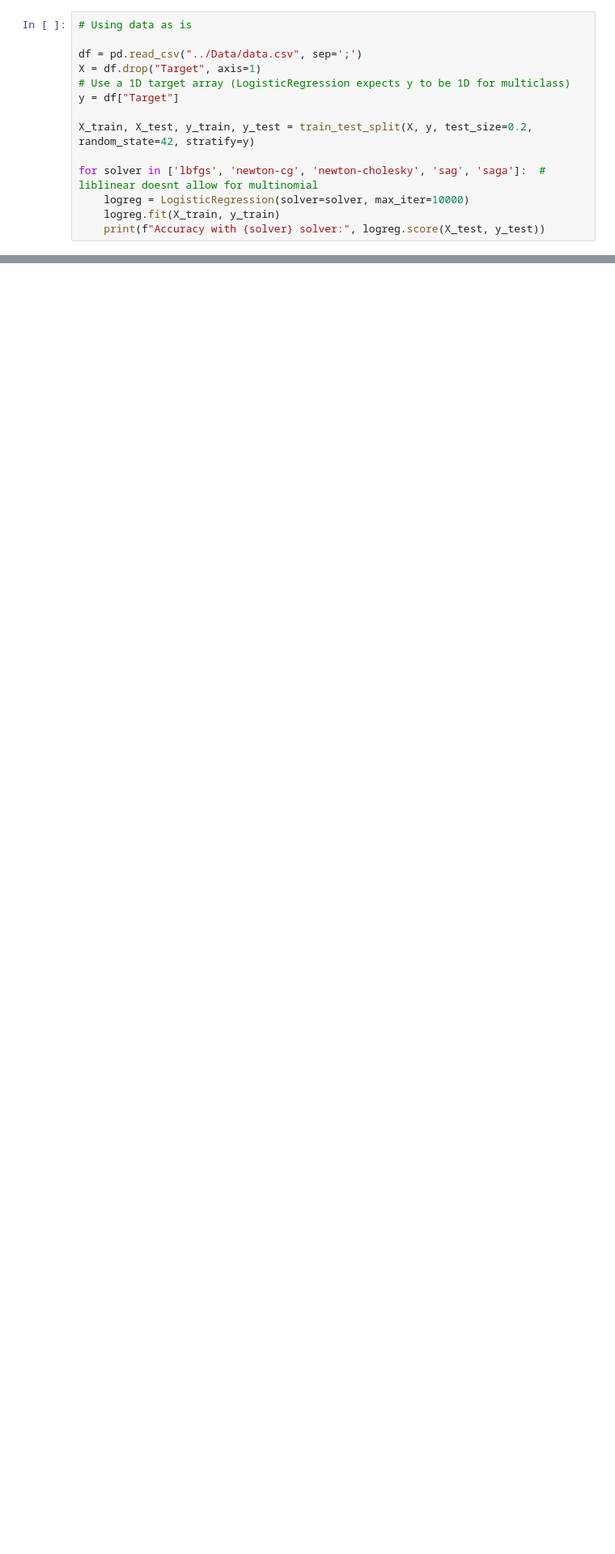
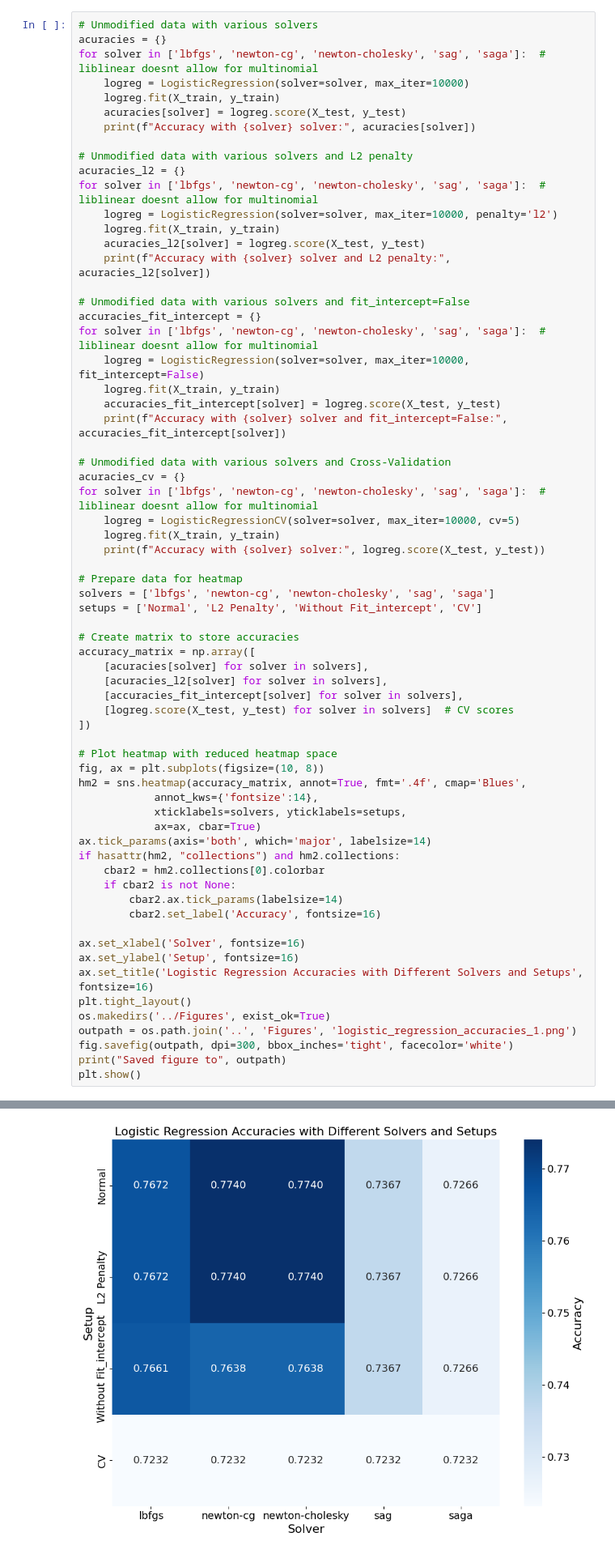
Before and after one commit to m-nader/FYS-STK4155-group14, a Jupyter notebook: project_3/Code/logistic_regression.ipynb, the cells around one changed output, grey strips where cells are left out. Shown: that part at 81% size. Drawn from its saved outputs; the diff is of its cells as text; blank space fills up the shorter version.

Commit message:
Figures for logistic regression

```diff
--- a/project_3/Code/logistic_regression.ipynb
+++ b/project_3/Code/logistic_regression.ipynb
@@ -9,17 +29,69 @@ from sklearn.linear_model import LogisticRegression, LogisticRegressionCV
 # %%
-# Using data as is
-
-df = pd.read_csv("../Data/data.csv", sep=';')
-X = df.drop("Target", axis=1)
-# Use a 1D target array (LogisticRegression expects y to be 1D for multiclass)
-y = df["Target"]
-
-X_train, X_test, y_train, y_test = train_test_split(X, y, test_size=0.2, random_state=42, stratify=y)
-
+# Unmodified data with various solvers
+acuracies = {}
 for solver in ['lbfgs', 'newton-cg', 'newton-cholesky', 'sag', 'saga']:  #   liblinear doesnt allow for multinomial
     logreg = LogisticRegression(solver=solver, max_iter=10000)
     logreg.fit(X_train, y_train)
+    acuracies[solver] = logreg.score(X_test, y_test)
+    print(f"Accuracy with {solver} solver:", acuracies[solver])
+
+# Unmodified data with various solvers and L2 penalty
+acuracies_l2 = {}
+for solver in ['lbfgs', 'newton-cg', 'newton-cholesky', 'sag', 'saga']:  #   liblinear doesnt allow for multinomial
+    logreg = LogisticRegression(solver=solver, max_iter=10000, penalty='l2')
+    logreg.fit(X_train, y_train)
+    acuracies_l2[solver] = logreg.score(X_test, y_test)
+    print(f"Accuracy with {solver} solver and L2 penalty:", acuracies_l2[solver])
+
+# Unmodified data with various solvers and fit_intercept=False
+accuracies_fit_intercept = {}
+for solver in ['lbfgs', 'newton-cg', 'newton-cholesky', 'sag', 'saga']:  #   liblinear doesnt allow for multinomial
+    logreg = LogisticRegression(solver=solver, max_iter=10000, fit_intercept=False)
+    logreg.fit(X_train, y_train)
+    accuracies_fit_intercept[solver] = logreg.score(X_test, y_test)
+    print(f"Accuracy with {solver} solver and fit_intercept=False:", accuracies_fit_intercept[solver])
+
+# Unmodified data with various solvers and Cross-Validation
+acuracies_cv = {}
+for solver in ['lbfgs', 'newton-cg', 'newton-cholesky', 'sag', 'saga']:  #   liblinear doesnt allow for multinomial
+    logreg = LogisticRegressionCV(solver=solver, max_iter=10000, cv=5)
+    logreg.fit(X_train, y_train)
     print(f"Accuracy with {solver} solver:", logreg.score(X_test, y_test))
+
+# Prepare data for heatmap
+solvers = ['lbfgs', 'newton-cg', 'newton-cholesky', 'sag', 'saga']
+setups = ['Normal', 'L2 Penalty', 'Without Fit_intercept', 'CV']
+
+# Create matrix to store accuracies
+accuracy_matrix = np.array([
+    [acuracies[solver] for solver in solvers],
+    [acuracies_l2[solver] for solver in solvers],
+    [accuracies_fit_intercept[solver] for solver in solvers],
+    [logreg.score(X_test, y_test) for solver in solvers]  # CV scores
+])
+
+# Plot heatmap with reduced heatmap space
+fig, ax = plt.subplots(figsize=(10, 8))
+hm2 = sns.heatmap(accuracy_matrix, annot=True, fmt='.4f', cmap='Blues',
+            annot_kws={'fontsize':14},
+            xticklabels=solvers, yticklabels=setups,
+            ax=ax, cbar=True)
+ax.tick_params(axis='both', which='major', labelsize=14)
+if hasattr(hm2, "collections") and hm2.collections:
+    cbar2 = hm2.collections[0].colorbar
+    if cbar2 is not None:
+        cbar2.ax.tick_params(labelsize=14)
+        cbar2.set_label('Accuracy', fontsize=16)
+
+ax.set_xlabel('Solver', fontsize=16)
+ax.set_ylabel('Setup', fontsize=16)
+ax.set_title('Logistic Regression Accuracies with Different Solvers and Setups', fontsize=16)
+plt.tight_layout()
+os.makedirs('../Figures', exist_ok=True)
+outpath = os.path.join('..', 'Figures', 'logistic_regression_accuracies_1.png')
+fig.savefig(outpath, dpi=300, bbox_inches='tight', facecolor='white')
+print("Saved figure to", outpath)
+plt.show()
 # %% [output]
 STOP: TOTAL NO. of ITERATIONS REACHED LIMIT
 
@@ -36,0 +158 @@ Accuracy with saga solver: 0.7265536723163842
+[figure, added]
```
Also changed, not shown: parts of 31 cells of this notebook, 4 other files.
